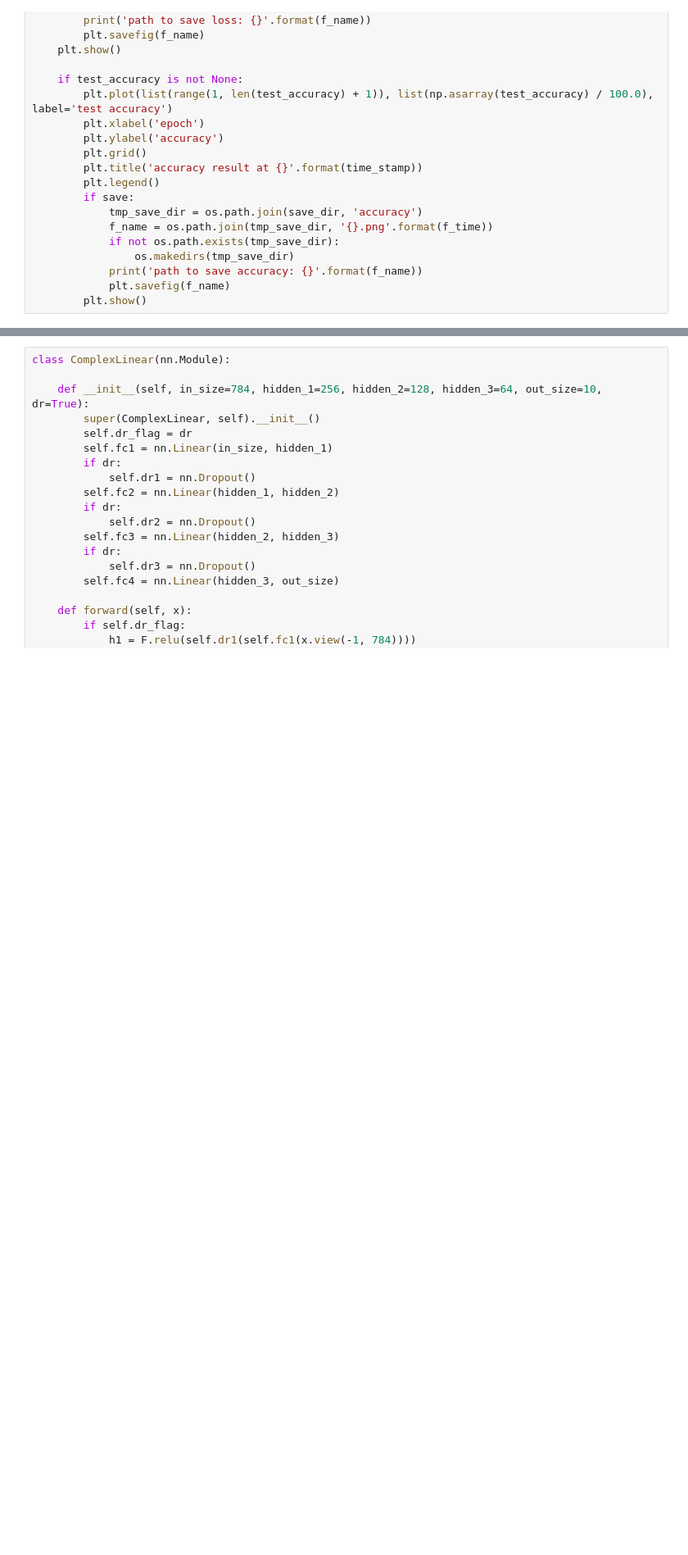
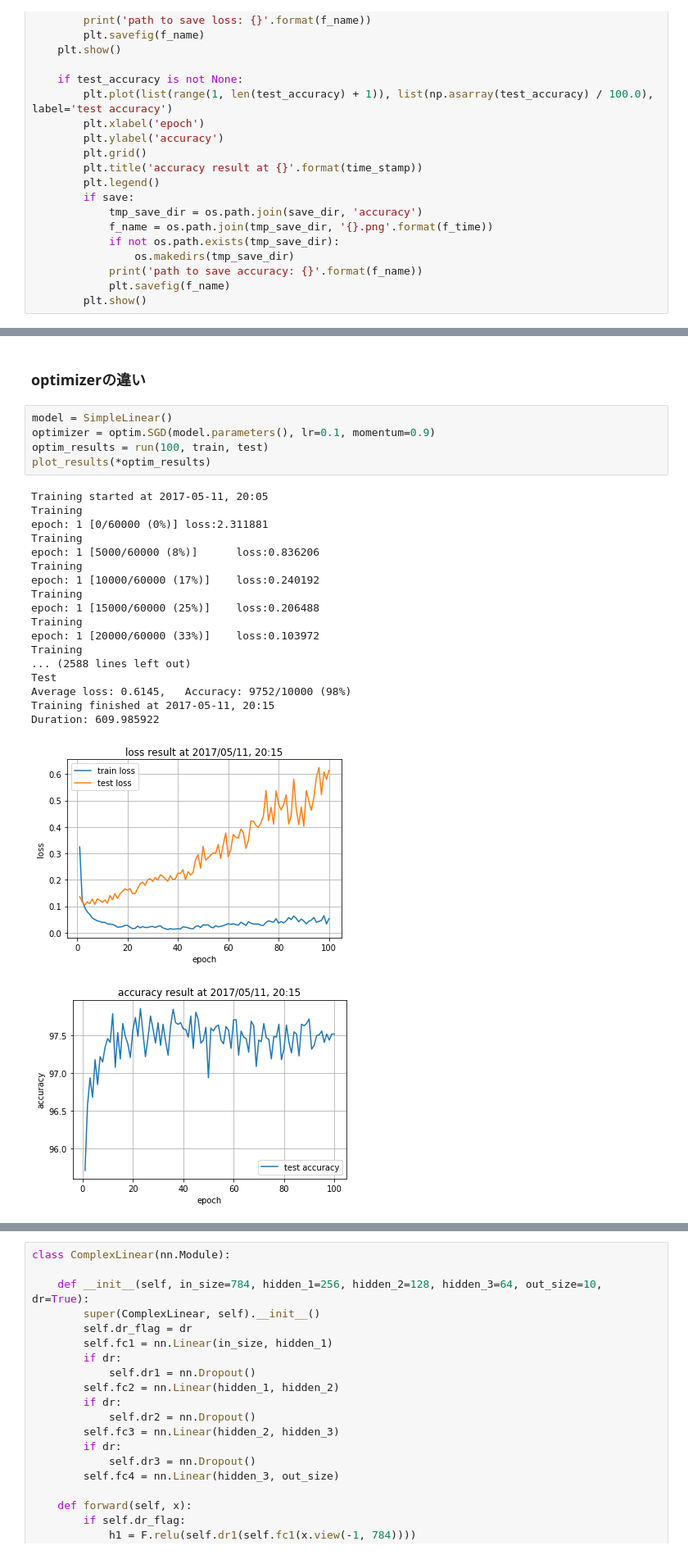
Before and after one commit to crcrpar/dl_material, a Jupyter notebook: 0_introduction_and_review.ipynb, the cells around one changed output, grey strips where cells are left out. Shown at 82% size. Cells and saved outputs as stored; diff of their text form; blank space fills up the shorter version.

```diff
--- a/0_introduction_and_review.ipynb
+++ b/0_introduction_and_review.ipynb
@@ -597,0 +354,27 @@ path to save accuracy: ./images/result/accuracy/2017_05_11_13_18.png
+# %% [markdown]
+### optimizerの違い
+# %%
+model = SimpleLinear()
+optimizer = optim.SGD(model.parameters(), lr=0.1, momentum=0.9)
+optim_results = run(100, train, test)
+plot_results(*optim_results)
+# %% [output]
+Training started at 2017-05-11, 20:05
+Training
+epoch: 1 [0/60000 (0%)] loss:2.311881
+Training
+epoch: 1 [5000/60000 (8%)]      loss:0.836206
+Training
+epoch: 1 [10000/60000 (17%)]    loss:0.240192
+Training
+epoch: 1 [15000/60000 (25%)]    loss:0.206488
+Training
+epoch: 1 [20000/60000 (33%)]    loss:0.103972
+Training
+... (2588 lines left out)
+Test
+Average loss: 0.6145,   Accuracy: 9752/10000 (98%)
+Training finished at 2017-05-11, 20:15
+Duration: 609.985922
+[figure, added]
+[figure, added]
```
Also changed, not shown: parts of 13 cells of this notebook, 1 other file.
